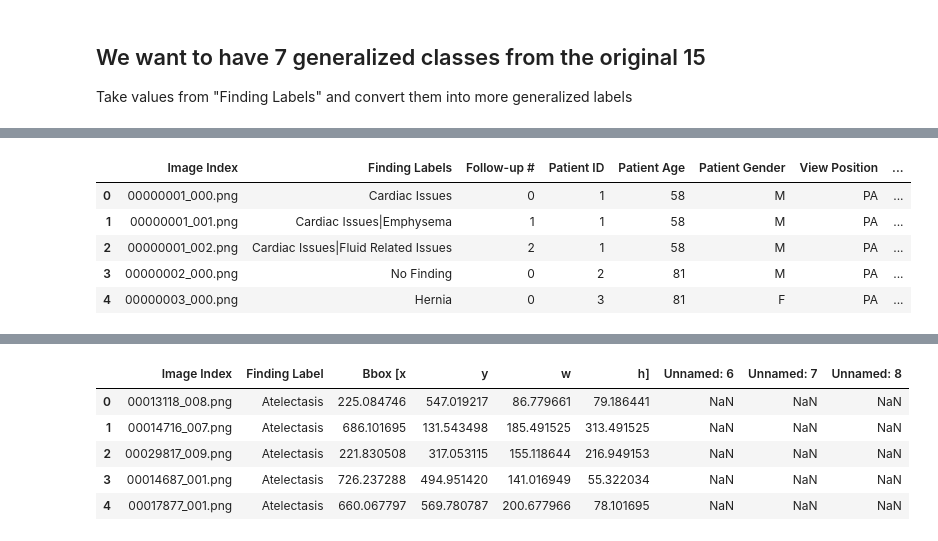
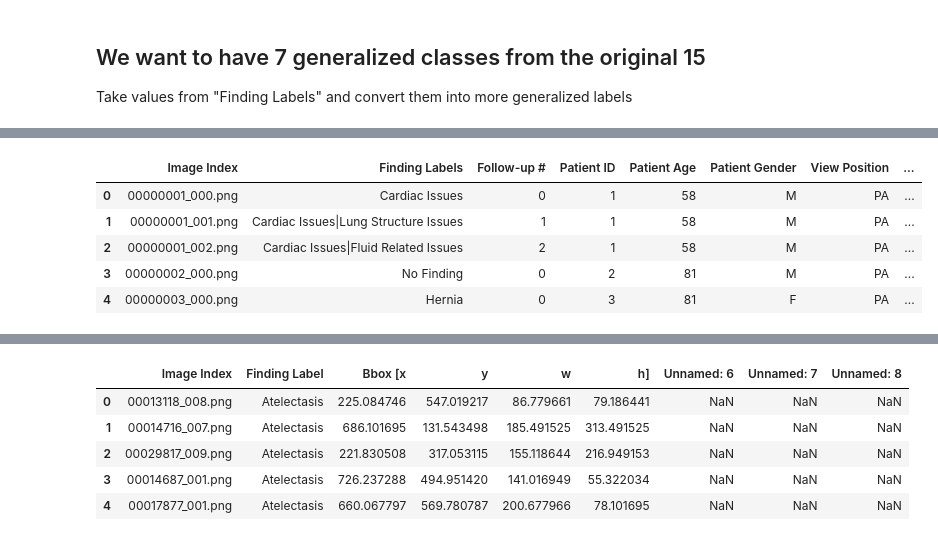
Before and after one commit to Aurora-Tek/AAI_Capstone_project, a Jupyter notebook: ChestXRays.ipynb, the cells around one changed output, grey strips where cells are left out. Cells and saved outputs as stored; diff of their text form; code cells hidden in the pictures.

```diff
--- a/ChestXRays.ipynb
+++ b/ChestXRays.ipynb
@@ -178,29 +182,29 @@ All possible options in 'Finding Labels': ['Nodule', 'Mass', 'Infiltration', 'Pl
 # %%
 def generalize_labels(label):
     if label in ['Pneumonia', 'Consolidation', 'Infiltration']:
         return 'Infection/Infiltration'
     elif label in ['Edema', 'Effusion', 'Pleural_Thickening']:
         return 'Fluid Related Issues'
-    elif label in ['Atelectasis', 'Pneumothorax', 'Fibrosis']:
+    elif label in ['Atelectasis', 'Pneumothorax', 'Fibrosis', 'Emphysema']:
         return 'Lung Structure Issues'
     elif label in ['Nodule', 'Mass']:
         return 'Nodule/Mass'
     elif label == 'Cardiomegaly':
         return 'Cardiac Issues'
     elif label == 'Hernia':
         return 'Hernia'
     else:
         return label  # If we don't detect an issue 'No Finding'
 
 
 df['Finding Labels'] = df['Finding Labels'].apply(lambda x: '|'.join([generalize_labels(label) for label in x.split('|')]))
 
 # Example:
 display(df.head()) # View the updated DataFrame
 # %% [output]
 |  | Image Index | Finding Labels | Follow-up # | Patient ID | Patient Age | Patient Gender | View Position | ... |
 | 0 | 00000001_000.png | Cardiac Issues | 0 | 1 | 58 | M | PA | ... |
-| 1 | 00000001_001.png | Cardiac Issues|Emphysema | 1 | 1 | 58 | M | PA | ... |
+| 1 | 00000001_001.png | Cardiac Issues|Lung Structure Issues | 1 | 1 | 58 | M | PA | ... |
 | 2 | 00000001_002.png | Cardiac Issues|Fluid Related Issues | 2 | 1 | 58 | M | PA | ... |
 | 3 | 00000002_000.png | No Finding | 0 | 2 | 81 | M | PA | ... |
 | 4 | 00000003_000.png | Hernia | 0 | 3 | 81 | F | PA | ... |
```
Also changed, not shown: parts of 15 cells of this notebook.
